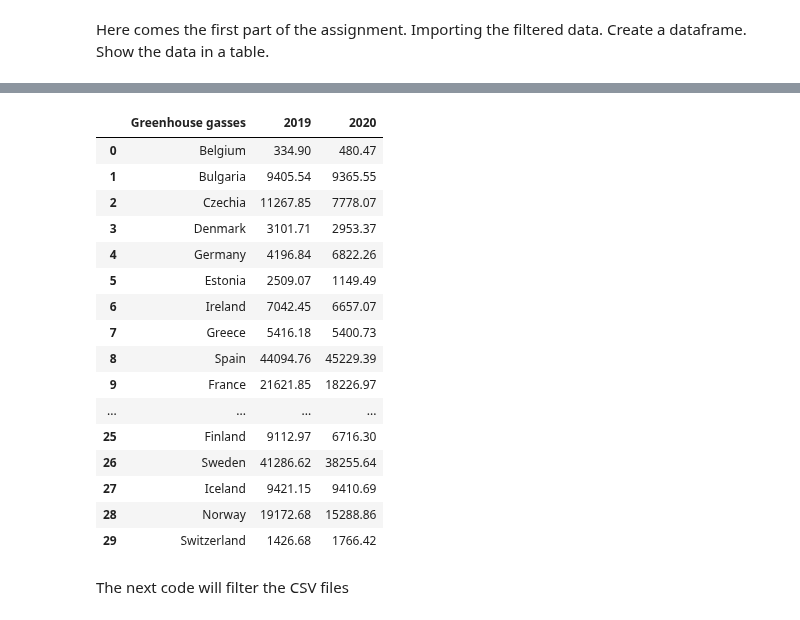
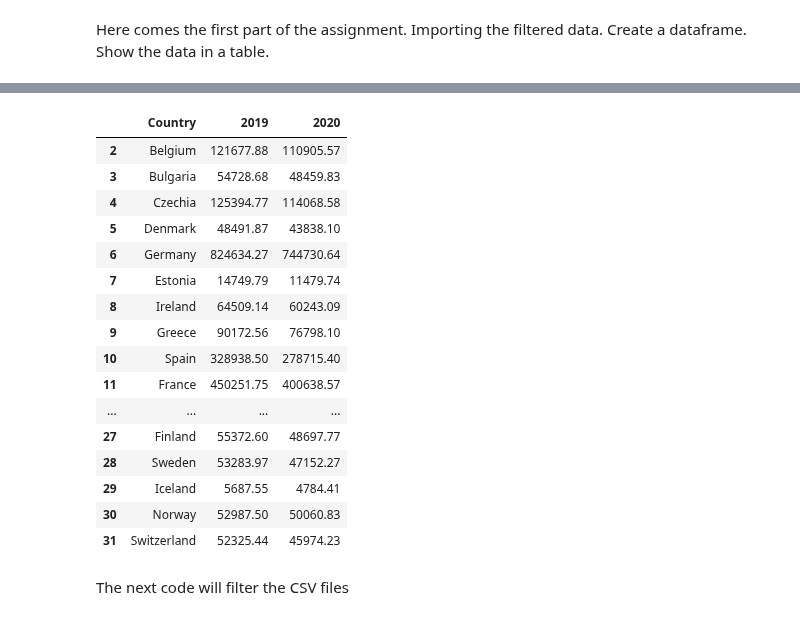
Before and after one commit to HHappy7/TIL6010-GroupProject, a Jupyter notebook: GroupProject-Layout.ipynb, the cells around one changed output, grey strips where cells are left out. Drawn from its saved outputs; the diff is of its cells as text; code cells hidden in the pictures.

```diff
--- a/GroupProject-Layout.ipynb
+++ b/GroupProject-Layout.ipynb
@@ -32,14 +32,14 @@ import geopandas as gpd
 Here comes the first part of the assignment. Importing the filtered data. Create a dataframe.
 Show the data in a table.
 # %%
-file_path1 = 'GHG.csv'
+file_path1 = 'Definitieve_GHG.csv'
 file_path2 = 'NOx_data.csv'
 file_path3 = '2.5.csv'
 file_path4 = '10.csv'
 file_path5 = 'Definitief_GDP.csv'
 
 
-df_GHG = pd.read_csv(file_path1, sep = ',',encoding='ISO-8859-1')
+df_GHG = pd.read_csv(file_path1, sep = ';',encoding='ISO-8859-1')
 df_NOx = pd.read_csv(file_path2, sep = ';',encoding='ISO-8859-1')
 df_twofive = pd.read_csv(file_path3, sep = ';',encoding='ISO-8859-1')
 df_ten = pd.read_csv(file_path4, sep = ';',encoding='ISO-8859-1')
@@ -52,23 +72,39 @@ df_GDP = pd.read_csv(file_path5, sep = ';',encoding='ISO-8859-1')
 # %%
+df_GHG = df_GHG.rename(columns={'ï»¿TIME': 'Country'})
+
+for i in range(2012,2022):
+    if i == 2019 or i == 2020:
+        continue
+    else:
+        df_GHG.drop(str(i), axis=1, inplace=True)
+
+for i in range(0, 2):
+    df_GHG.drop(i, axis=0, inplace=True)
+
+# Replace commas with periods, then replace periods with nothing
+df_GHG['2019'] = df_GHG['2019'].str.replace('.', '').str.replace(',', '.').astype(float)
+df_GHG['2020'] = df_GHG['2020'].str.replace('.', '').str.replace(',', '.').astype(float)
+
+
 df_GHG
 # %% [output]
-|  | Greenhouse gasses | 2019 | 2020 |
-| 0 | Belgium | 334.90 | 480.47 |
-| 1 | Bulgaria | 9405.54 | 9365.55 |
-| 2 | Czechia | 11267.85 | 7778.07 |
-| 3 | Denmark | 3101.71 | 2953.37 |
-| 4 | Germany | 4196.84 | 6822.26 |
-| 5 | Estonia | 2509.07 | 1149.49 |
-| 6 | Ireland | 7042.45 | 6657.07 |
-| 7 | Greece | 5416.18 | 5400.73 |
-| 8 | Spain | 44094.76 | 45229.39 |
-| 9 | France | 21621.85 | 18226.97 |
+|  | Country | 2019 | 2020 |
+| 2 | Belgium | 121677.88 | 110905.57 |
+| 3 | Bulgaria | 54728.68 | 48459.83 |
+| 4 | Czechia | 125394.77 | 114068.58 |
+| 5 | Denmark | 48491.87 | 43838.10 |
+| 6 | Germany | 824634.27 | 744730.64 |
+| 7 | Estonia | 14749.79 | 11479.74 |
+| 8 | Ireland | 64509.14 | 60243.09 |
+| 9 | Greece | 90172.56 | 76798.10 |
+| 10 | Spain | 328938.50 | 278715.40 |
+| 11 | France | 450251.75 | 400638.57 |
 | ... | ... | ... | ... |
-| 25 | Finland | 9112.97 | 6716.30 |
-| 26 | Sweden | 41286.62 | 38255.64 |
-| 27 | Iceland | 9421.15 | 9410.69 |
-| 28 | Norway | 19172.68 | 15288.86 |
-| 29 | Switzerland | 1426.68 | 1766.42 |
+| 27 | Finland | 55372.60 | 48697.77 |
+| 28 | Sweden | 53283.97 | 47152.27 |
+| 29 | Iceland | 5687.55 | 4784.41 |
+| 30 | Norway | 52987.50 | 50060.83 |
+| 31 | Switzerland | 52325.44 | 45974.23 |
 # %% [markdown]
 The next code will filter the CSV files
 # %%
```
Also changed, not shown: parts of 3 cells of this notebook.
